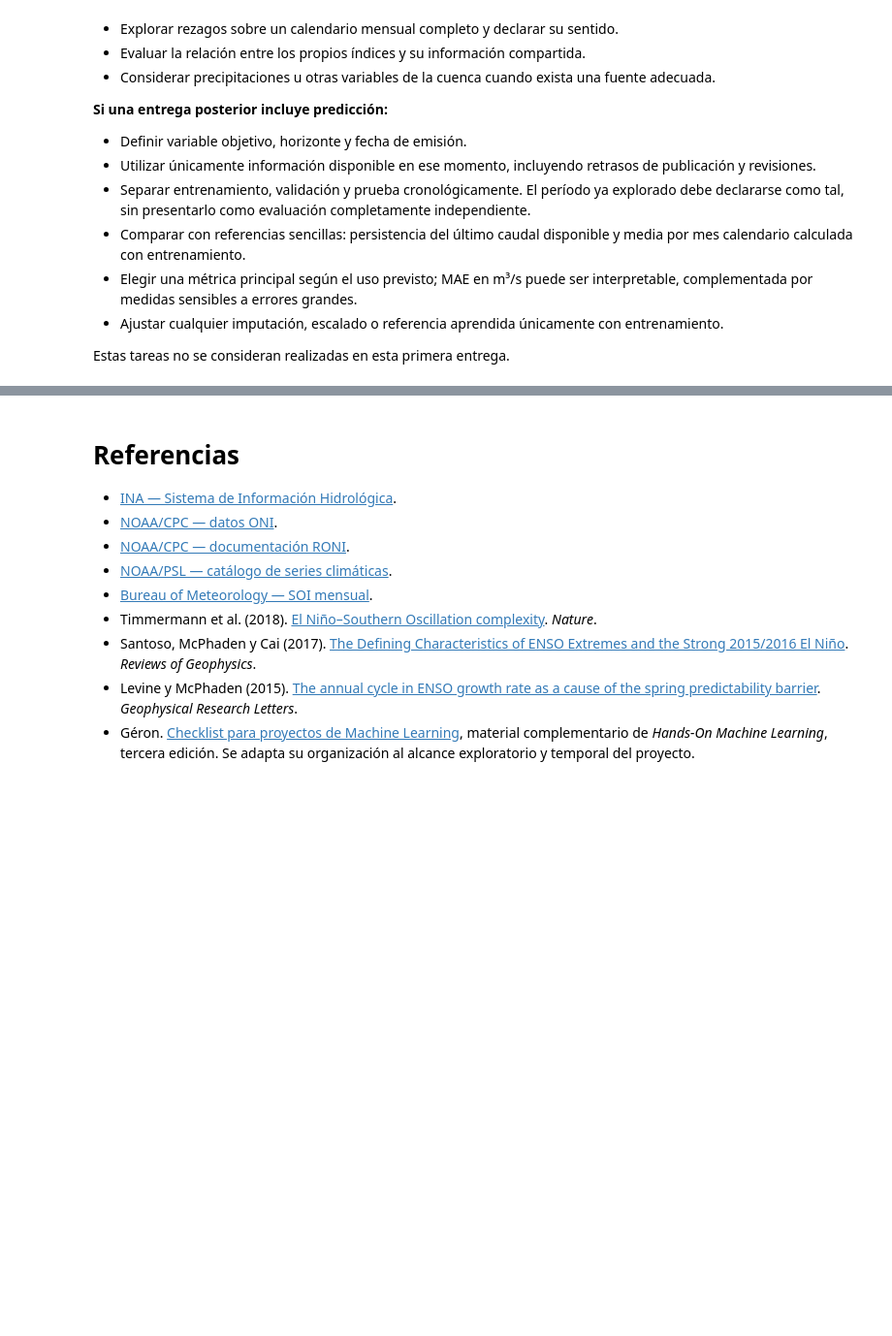
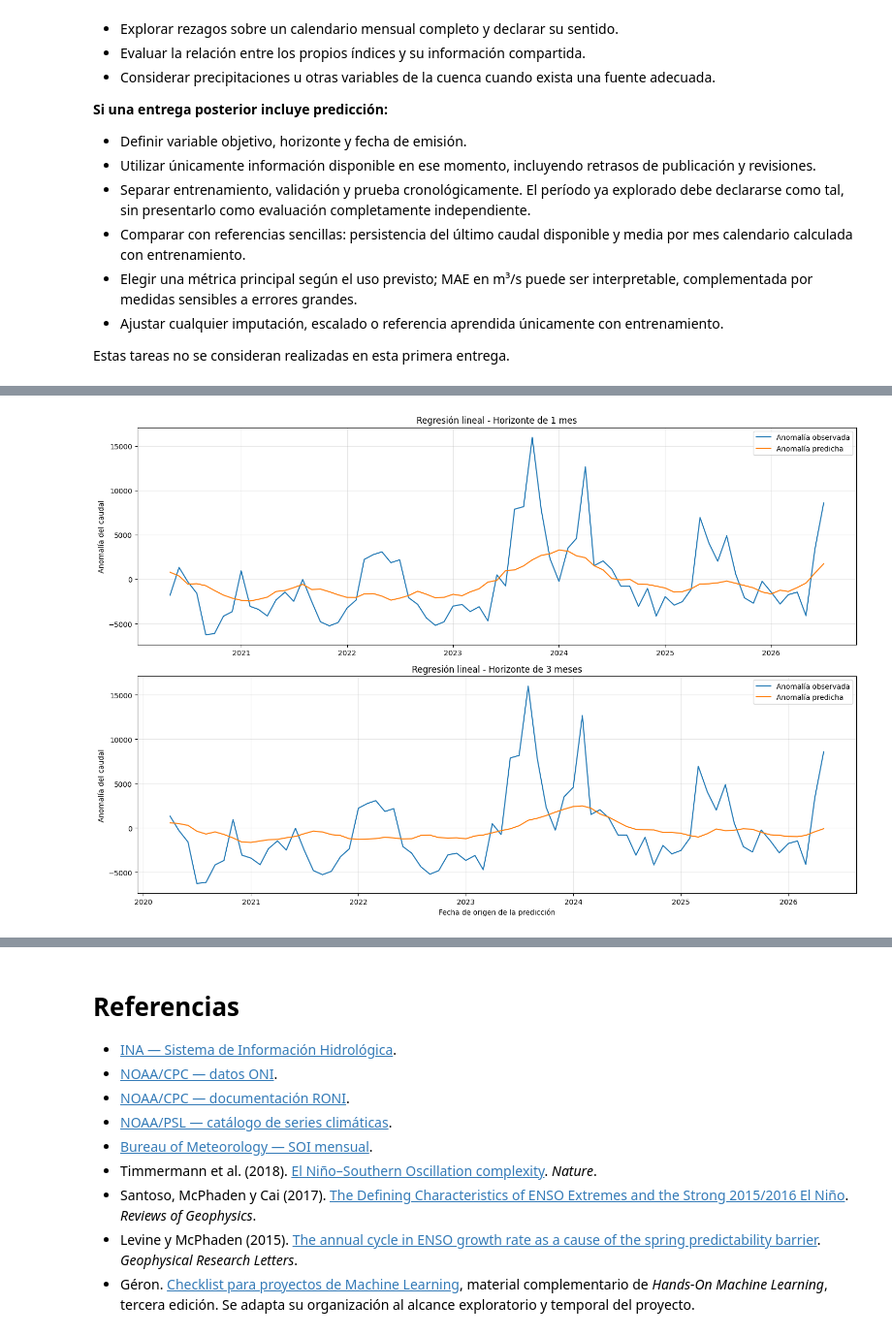
Before and after one commit to Lautaro912/proyecto-ypf-el-nino-salto-grande, a Jupyter notebook: Propuesta_Proyecto_YPF.ipynb, the cells around one changed output, grey strips where cells are left out. Shown at 97% size. Drawn from its saved outputs; the diff is of its cells as text; code cells hidden in the pictures; blank space fills up the shorter version.

```diff
--- a/Propuesta_Proyecto_YPF.ipynb
+++ b/Propuesta_Proyecto_YPF.ipynb
@@ -1269,0 +2454,15 @@ Estas tareas no se consideran realizadas en esta primera entrega.
+# %%
+
+# Ajuste del horizonte de 3 meses: separación de 2 meses
+
+train_3m = train_3m.iloc[:-2].copy()
+
+print("HORIZONTE DE 3 MESES - DIVISIÓN AJUSTADA")
+print("Entrenamiento:", train_3m.shape)
+print("Prueba:", test_3m.shape)
+print("Período de entrenamiento:",
+      train_3m["fecha"].min(), "a", train_3m["fecha"].max())
+print("Período de prueba:",
+      test_3m["fecha"].min(), "a", test_3m["fecha"].max())
+print("Meses de separación:")
+print("Febrero y marzo de 2020")
@@ -1269,0 +2765,46 @@ Estas tareas no se consideran realizadas en esta primera entrega.
+# %%
+
+# 2.20. Valores observados vs. predichos
+
+import matplotlib.pyplot as plt
+
+# Predicciones de regresión lineal
+pred_1m = modelos_1m["Regresión lineal"].predict(X_test_1m)
+pred_3m = modelos_3m["Regresión lineal"].predict(X_test_3m)
+
+# Gráficos
+fig, axes = plt.subplots(2, 1, figsize=(15, 10))
+
+# Horizonte 1 mes
+axes[0].plot(
+    test_1m["fecha"], y_test_1m,
+    label="Anomalía observada"
+)
+axes[0].plot(
+    test_1m["fecha"], pred_1m,
+    label="Anomalía predicha"
+)
+axes[0].set_title("Regresión lineal - Horizonte de 1 mes")
+axes[0].set_ylabel("Anomalía del caudal")
+axes[0].legend()
+axes[0].grid(True, alpha=0.3)
+
+# Horizonte 3 meses
+axes[1].plot(
+    test_3m["fecha"], y_test_3m,
+    label="Anomalía observada"
+)
+axes[1].plot(
+    test_3m["fecha"], pred_3m,
+    label="Anomalía predicha"
+)
+axes[1].set_title("Regresión lineal - Horizonte de 3 meses")
+axes[1].set_xlabel("Fecha de origen de la predicción")
+axes[1].set_ylabel("Anomalía del caudal")
+axes[1].legend()
+axes[1].grid(True, alpha=0.3)
+
+plt.tight_layout()
+plt.show()
+# %% [output]
+[figure, added]
```
Also changed, not shown: parts of 78 cells of this notebook.
